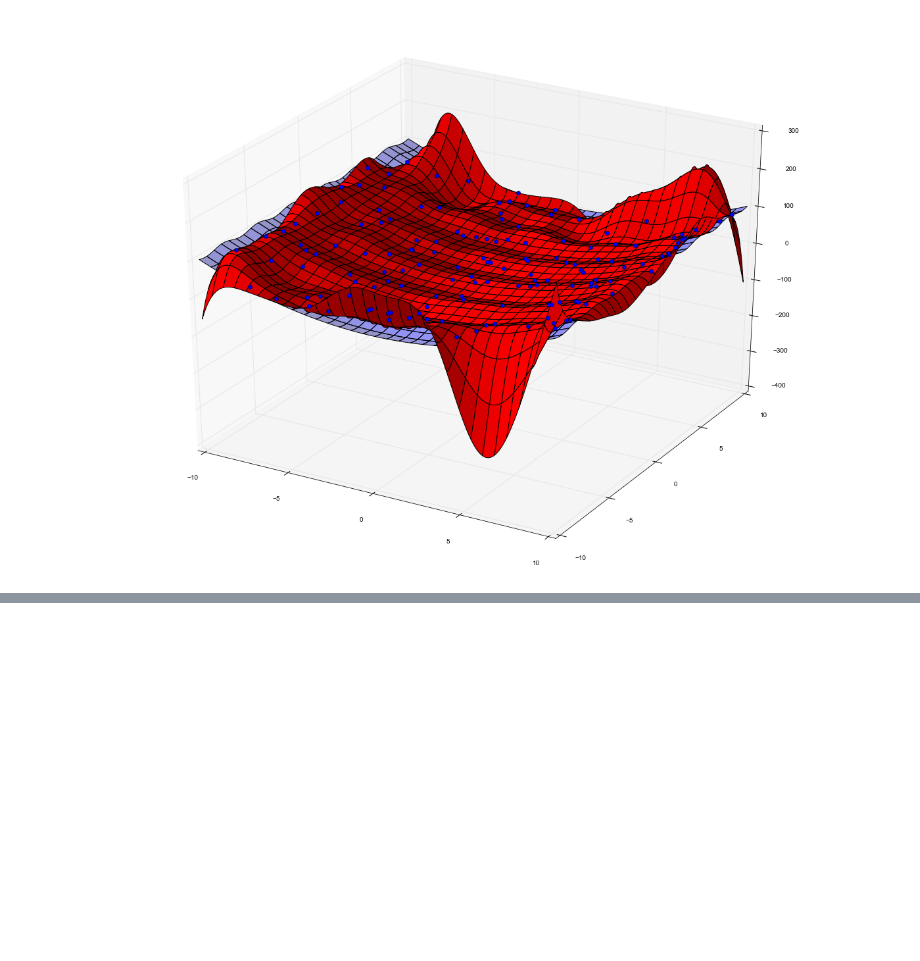
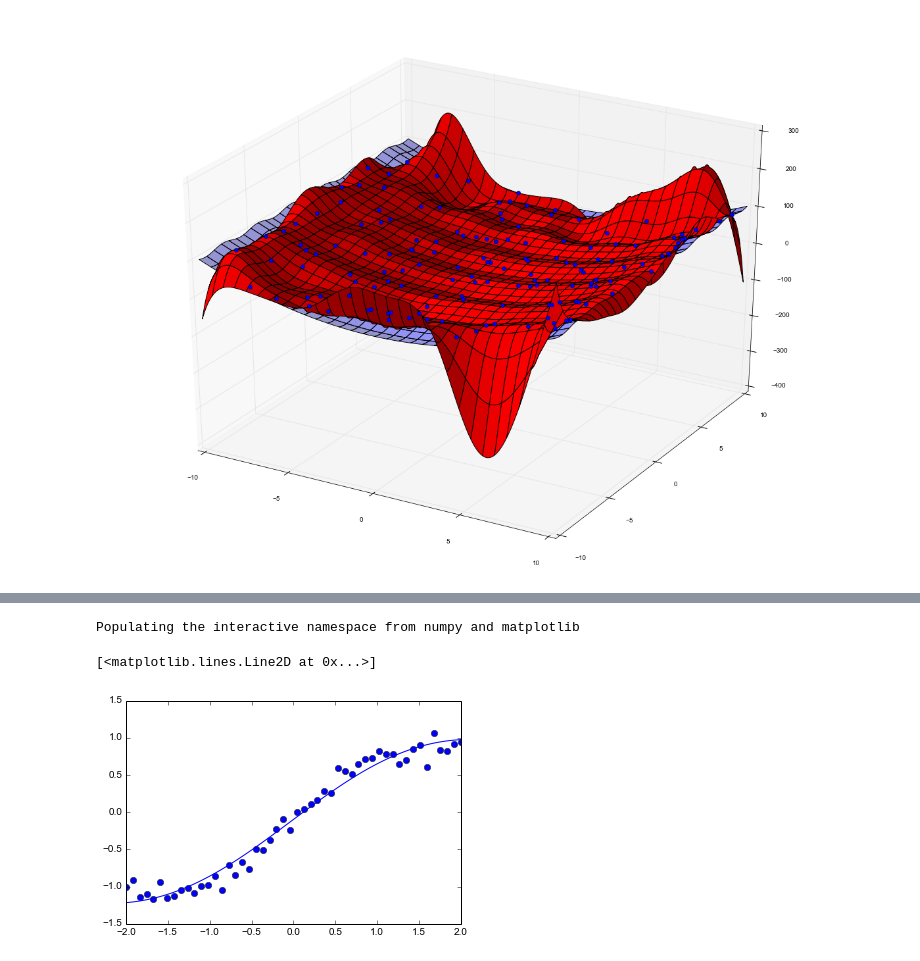
Before and after one commit to jessebett/Radial-Basis-Function-USRA, a Jupyter notebook: RBF Smoothing Tests.ipynb, the cells around one changed output, grey strips where cells are left out. Cells and saved outputs as stored; diff of their text form; code cells hidden in the pictures; blank space fills up the shorter version.

Commit message:
Regression on periodic function with noise

```diff
--- a/RBF Smoothing Tests.ipynb
+++ b/RBF Smoothing Tests.ipynb
@@ -229,0 +180,51 @@ y_poly = svr_poly.fit(X, y).predict(X)
+# %%
+from statsmodels.nonparametric.kernel_regression import KernelReg
+from sklearn.svm import SVR
+
+#The SciPy interpolate library has a Radial Basis Function called Rbf
+from scipy.interpolate import Rbf
+from scipy.spatial import KDTree
+from collections import namedtuple
+
+
+
+#This allows us to display iPython Notebook plotting results inside the notebook
+%pylab inline
+
+
+Points=namedtuple('Points', 'x y xT')
+
+
+#Function to quickly generate a sample piecewise function
+def quickpiece(x):
+    return np.piecewise(x,[np.abs(x)<1,np.abs(x)>=1],[1,0])
+#np.piecewise(x,[x<1,x>=1],[0,1])
+
+
+
+
+
+
+#Defining the data sites
+x=np.linspace(-2,2,50)
+noise = np.random.normal(-0.1,0.1,50)
+ds=Points(x, np.sin(x)+noise, ds.x[np.newaxis].T)
+plt.plot(ds.x,ds.y,'bo')
+
+
+#Defining Interpolation Sites
+space=np.linspace(-2,2,100)
+i=Points(space,y_rbf, space[np.newaxis].T)
+
+ds.x[np.newaxis].T
+
+
+svr_rbf = SVR(kernel='rbf', C=1.0, gamma=0.1)
+y_rbf = svr_rbf.fit(ds.xT, ds.y).predict(i.xT)
+#KernelReg(ds.y,ds.x,'c')
+
+plt.plot(i.xT,i.y)
+# %% [output]
+Populating the interactive namespace from numpy and matplotlib
+[<matplotlib.lines.Line2D at 0x...>]
+[figure, added]
```
Also changed, not shown: parts of 4 cells of this notebook.
